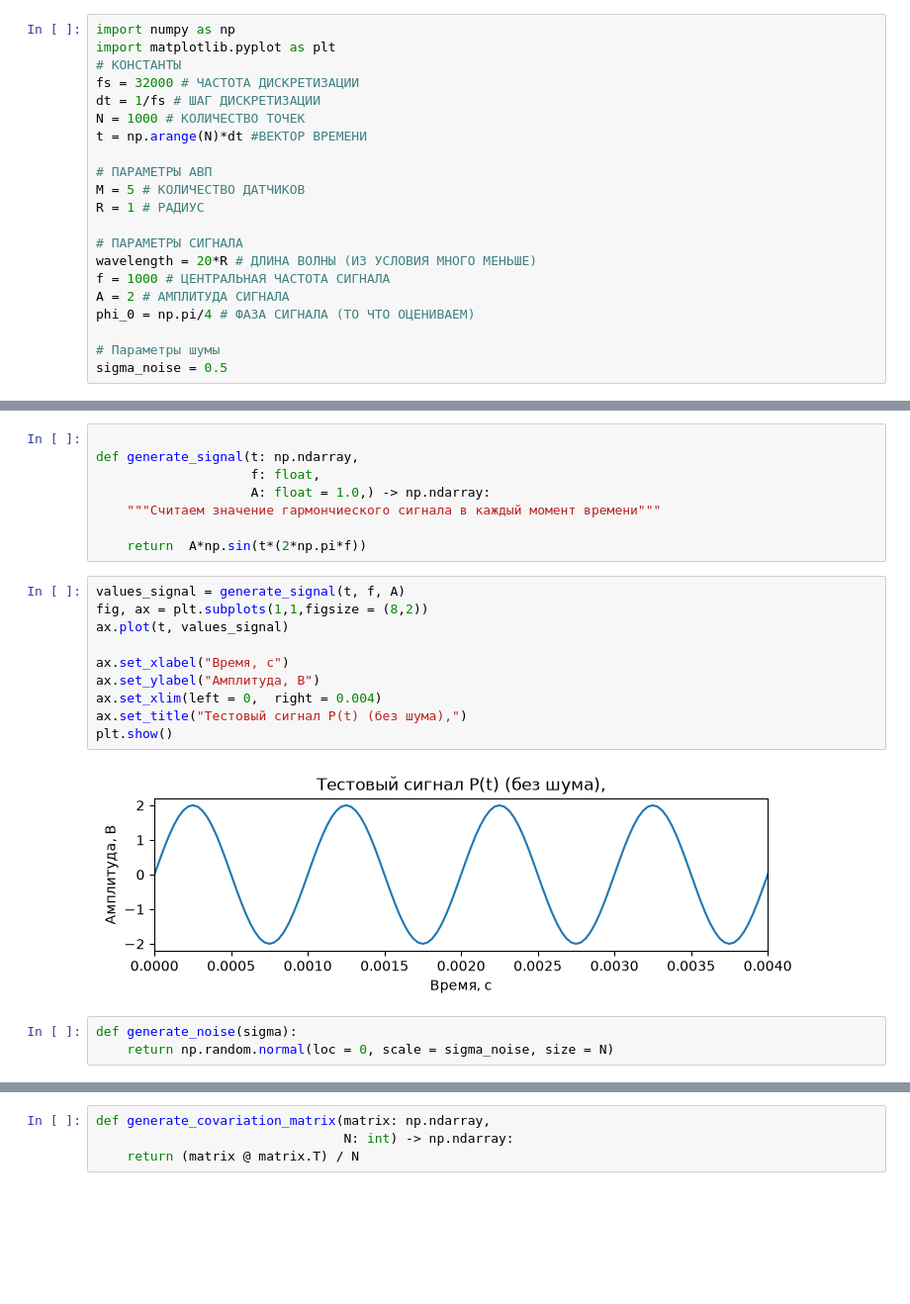
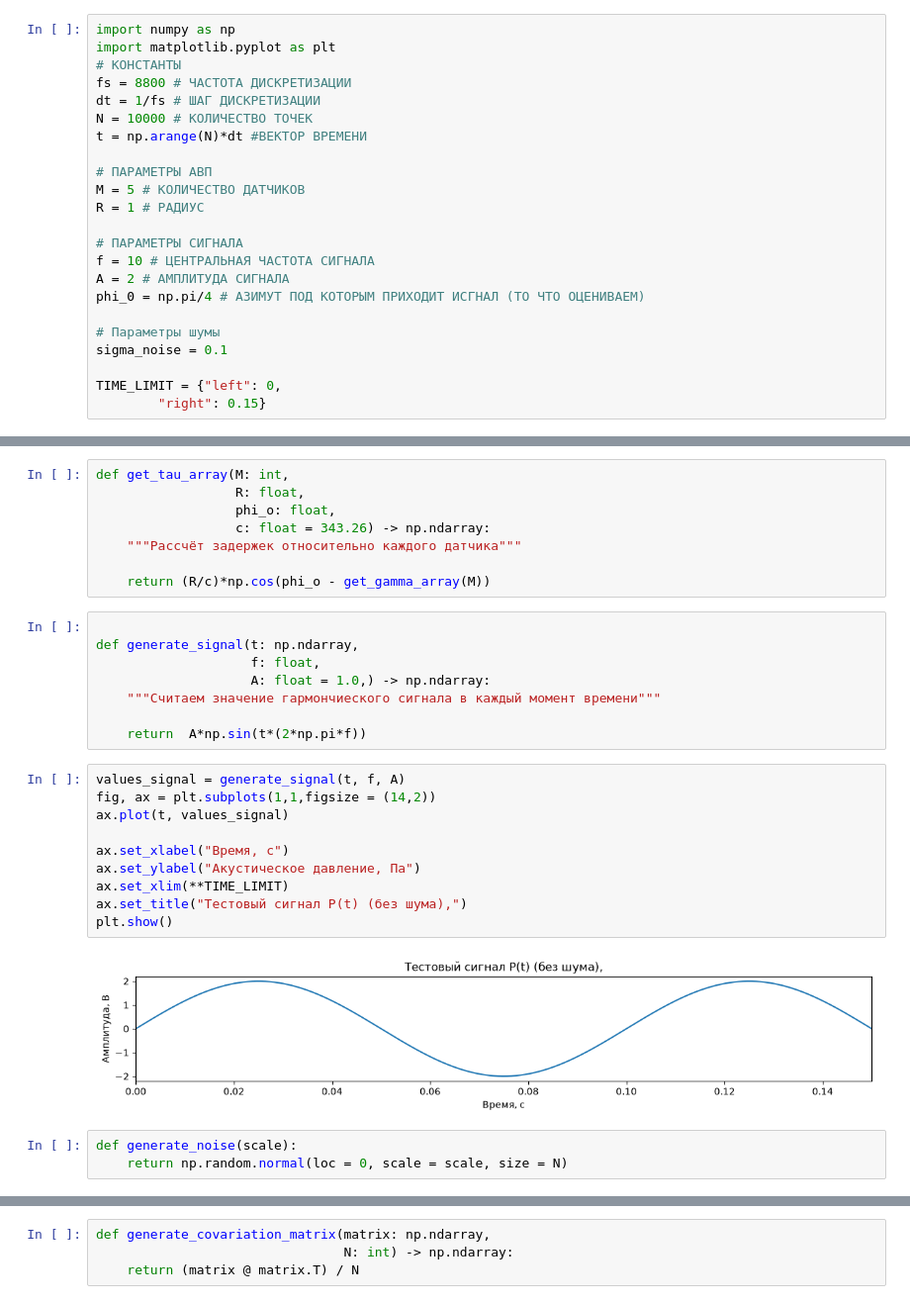
Before and after one commit to veitnemed/piling, a Jupyter notebook: notebook.ipynb, the cells around one changed output, grey strips where cells are left out. Shown at 99% size. Drawn from its saved outputs; the diff is of its cells as text; blank space fills up the shorter version.

```diff
--- a/notebook.ipynb
+++ b/notebook.ipynb
@@ -2,9 +2,9 @@
 import numpy as np
 import matplotlib.pyplot as plt
 # КОНСТАНТЫ
-fs = 32000 # ЧАСТОТА ДИСКРЕТИЗАЦИИ
+fs = 8800 # ЧАСТОТА ДИСКРЕТИЗАЦИИ
 dt = 1/fs # ШАГ ДИСКРЕТИЗАЦИИ
-N = 1000 # КОЛИЧЕСТВО ТОЧЕК
+N = 10000 # КОЛИЧЕСТВО ТОЧЕК
 t = np.arange(N)*dt #ВЕКТОР ВРЕМЕНИ
 
 # ПАРАМЕТРЫ АВП
@@ -12,10 +12,12 @@ M = 5 # КОЛИЧЕСТВО ДАТЧИКОВ
 R = 1 # РАДИУС
 
 # ПАРАМЕТРЫ СИГНАЛА
-wavelength = 20*R # ДЛИНА ВОЛНЫ (ИЗ УСЛОВИЯ МНОГО МЕНЬШЕ)
-f = 1000 # ЦЕНТРАЛЬНАЯ ЧАСТОТА СИГНАЛА
+f = 10 # ЦЕНТРАЛЬНАЯ ЧАСТОТА СИГНАЛА
 A = 2 # АМПЛИТУДА СИГНАЛА
-phi_0 = np.pi/4 # ФАЗА СИГНАЛА (ТО ЧТО ОЦЕНИВАЕМ)
+phi_0 = np.pi/4 # АЗИМУТ ПОД КОТОРЫМ ПРИХОДИТ ИСГНАЛ (ТО ЧТО ОЦЕНИВАЕМ)
 
 # Параметры шумы
-sigma_noise = 0.5
+sigma_noise = 0.1
+
+TIME_LIMIT = {"left": 0,
+        "right": 0.15}
@@ -39,3 +39,11 @@ def get_tau_array(M: int,
+# %%
+def get_tau_array(M: int,
+                  R: float,
+                  phi_o: float,
+                  c: float = 343.26) -> np.ndarray:
+    """Рассчёт задержек относительно каждого датчика"""
+
+    return (R/c)*np.cos(phi_o - get_gamma_array(M))
 # %%
 
 def generate_signal(t: np.ndarray,
@@ -46,19 +54,19 @@ def generate_signal(t: np.ndarray,
     return  A*np.sin(t*(2*np.pi*f))
 # %%
 values_signal = generate_signal(t, f, A)
-fig, ax = plt.subplots(1,1,figsize = (8,2))
+fig, ax = plt.subplots(1,1,figsize = (14,2))
 ax.plot(t, values_signal)
 
 ax.set_xlabel("Время, с")
-ax.set_ylabel("Амплитуда, В")
-ax.set_xlim(left = 0,  right = 0.004)
+ax.set_ylabel("Акустическое давление, Па")
+ax.set_xlim(**TIME_LIMIT)
 ax.set_title("Тестовый сигнал P(t) (без шума),")
 plt.show()
 # %% [output]
-[figure, old version]
+[figure, new version]
 # %%
-def generate_noise(sigma):
-    return np.random.normal(loc = 0, scale = sigma_noise, size = N)
+def generate_noise(scale):
+    return np.random.normal(loc = 0, scale = scale, size = N)
 # %%
 # ШУМ
 noise = generate_noise(sigma_noise)
```
Also changed, not shown: parts of 11 cells of this notebook, 1 other file.
